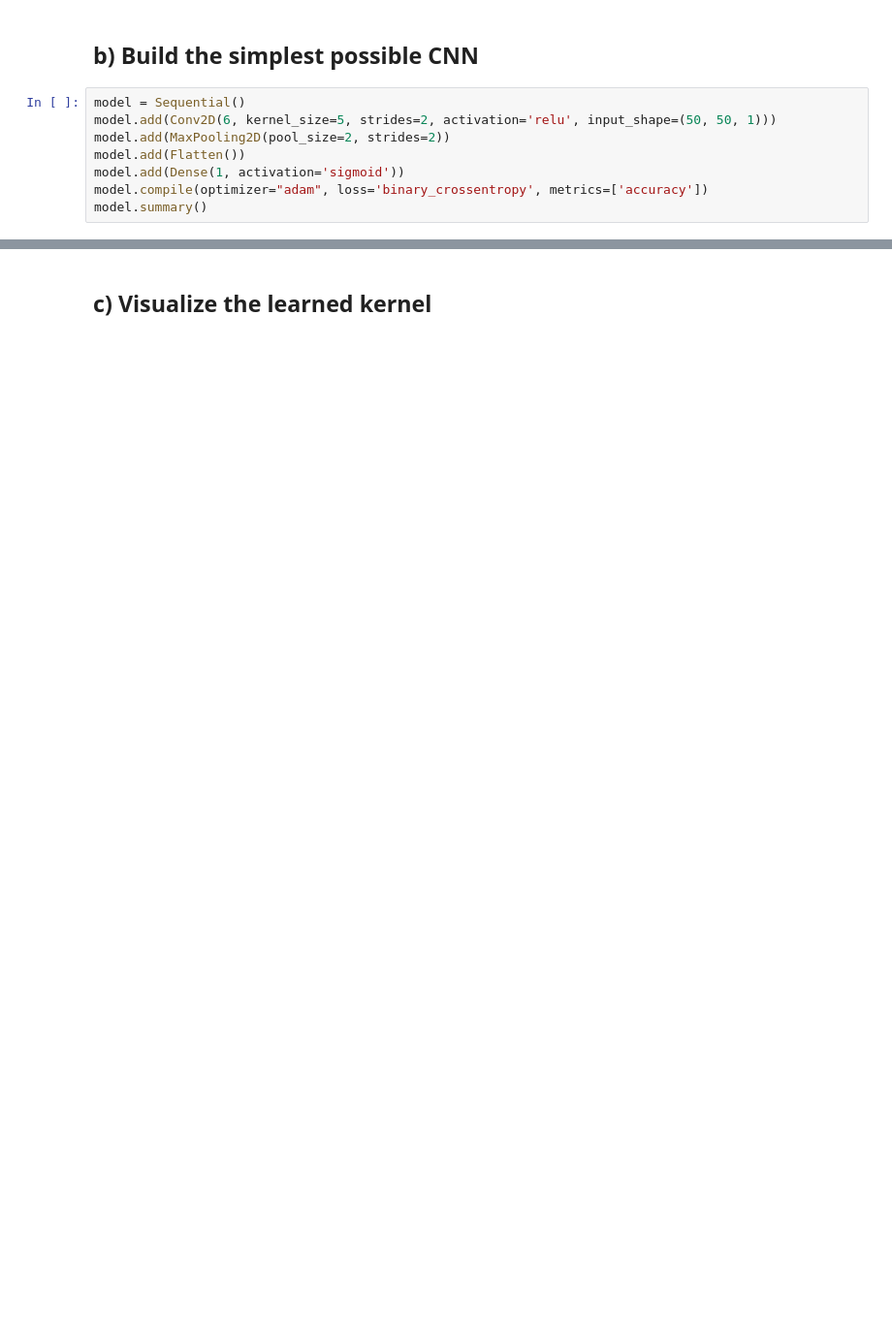
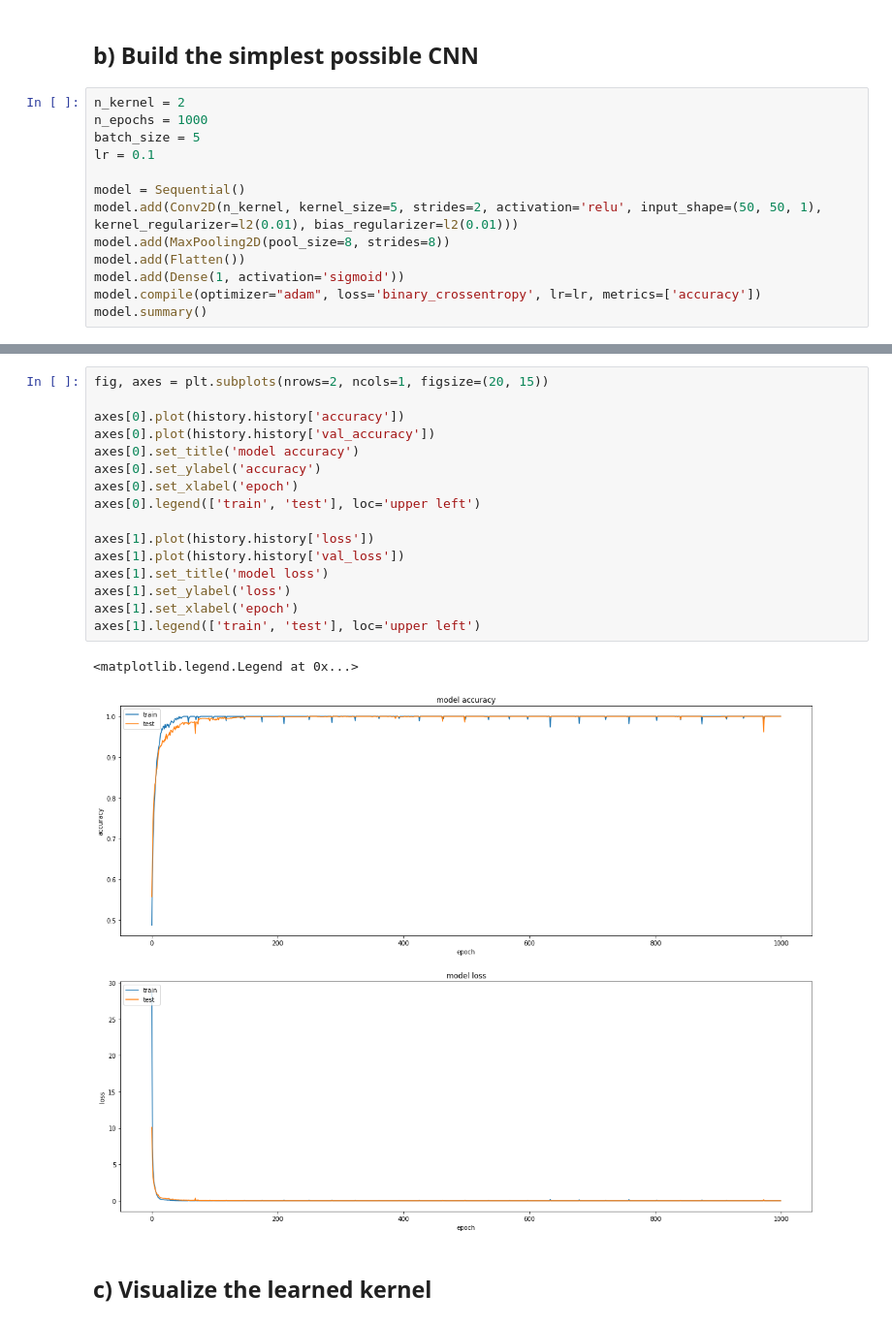
Before and after one commit to hekrause/htwg_mldl, a Jupyter notebook: Uebungen/Uebung06/Notebooks/CNN.ipynb, the cells around one changed output, grey strips where cells are left out. Shown at 97% size. Saved outputs shown, nothing was run; the diff lists cells and outputs as text; blank space fills up the shorter version.

```diff
--- a/Uebungen/Uebung06/Notebooks/CNN.ipynb
+++ b/Uebungen/Uebung06/Notebooks/CNN.ipynb
@@ -54,11 +56,16 @@ print(y0[0])
 # %% [markdown]
 ## b) Build the simplest possible CNN
 # %%
+n_kernel = 2
+n_epochs = 1000
+batch_size = 5
+lr = 0.1
+
 model = Sequential()
-model.add(Conv2D(6, kernel_size=5, strides=2, activation='relu', input_shape=(50, 50, 1)))
-model.add(MaxPooling2D(pool_size=2, strides=2))
+model.add(Conv2D(n_kernel, kernel_size=5, strides=2, activation='relu', input_shape=(50, 50, 1), kernel_regularizer=l2(0.01), bias_regularizer=l2(0.01)))
+model.add(MaxPooling2D(pool_size=8, strides=8))
 model.add(Flatten())
 model.add(Dense(1, activation='sigmoid'))
-model.compile(optimizer="adam", loss='binary_crossentropy', metrics=['accuracy'])
+model.compile(optimizer="adam", loss='binary_crossentropy', lr=lr, metrics=['accuracy'])
 model.summary()
 # %% [output]
@@ -118,2 +123,21 @@ Accuracy validation set: 0.9900000095367432
+# %%
+fig, axes = plt.subplots(nrows=2, ncols=1, figsize=(20, 15))
+
+axes[0].plot(history.history['accuracy'])
+axes[0].plot(history.history['val_accuracy'])
+axes[0].set_title('model accuracy')
+axes[0].set_ylabel('accuracy')
+axes[0].set_xlabel('epoch')
+axes[0].legend(['train', 'test'], loc='upper left')
+
+axes[1].plot(history.history['loss'])
+axes[1].plot(history.history['val_loss'])
+axes[1].set_title('model loss')
+axes[1].set_ylabel('loss')
+axes[1].set_xlabel('epoch')
+axes[1].legend(['train', 'test'], loc='upper left')
+# %% [output]
+<matplotlib.legend.Legend at 0x...>
+[figure, added]
 # %% [markdown]
 ## c) Visualize the learned kernel
```
Also changed, not shown: parts of 14 cells of this notebook, 23 other files.
